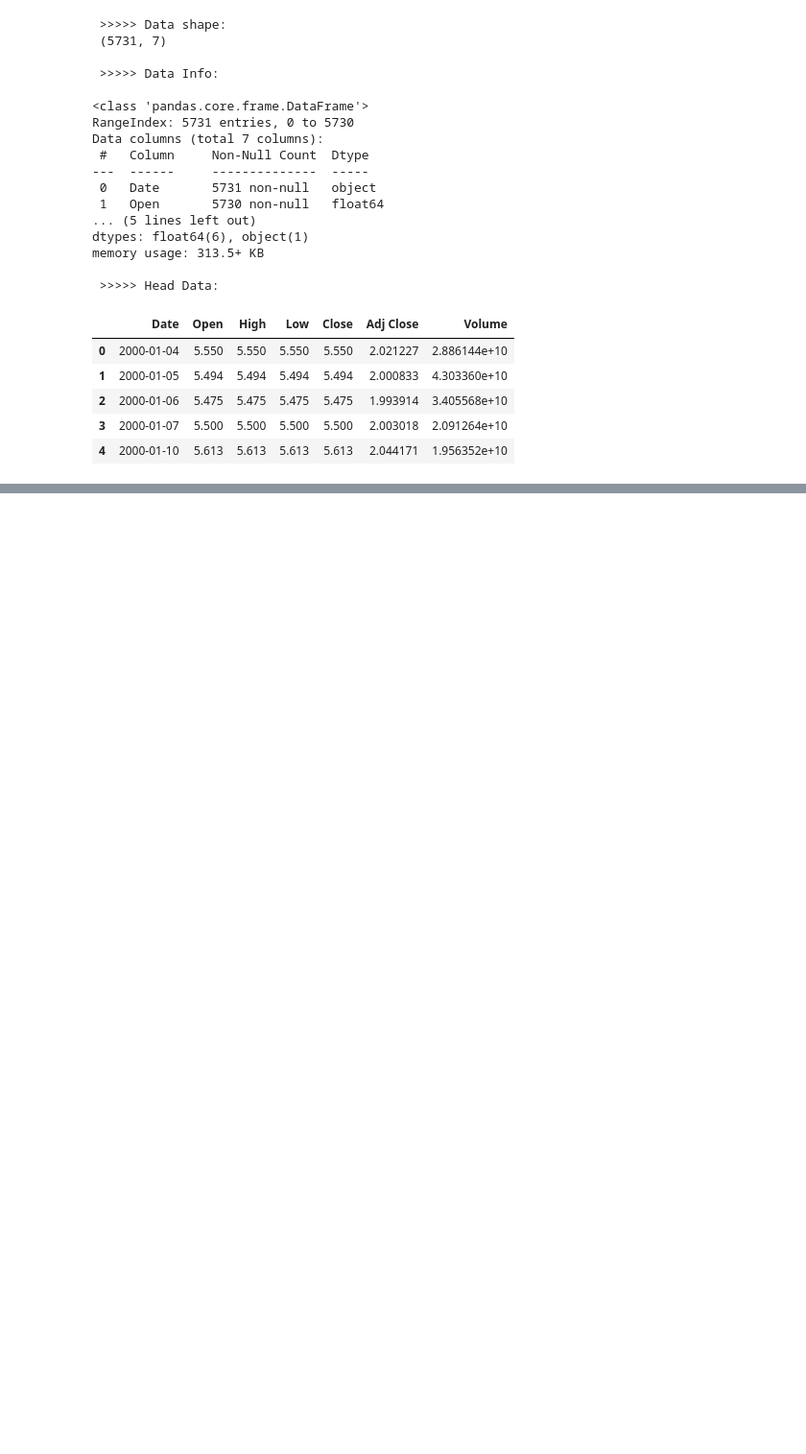
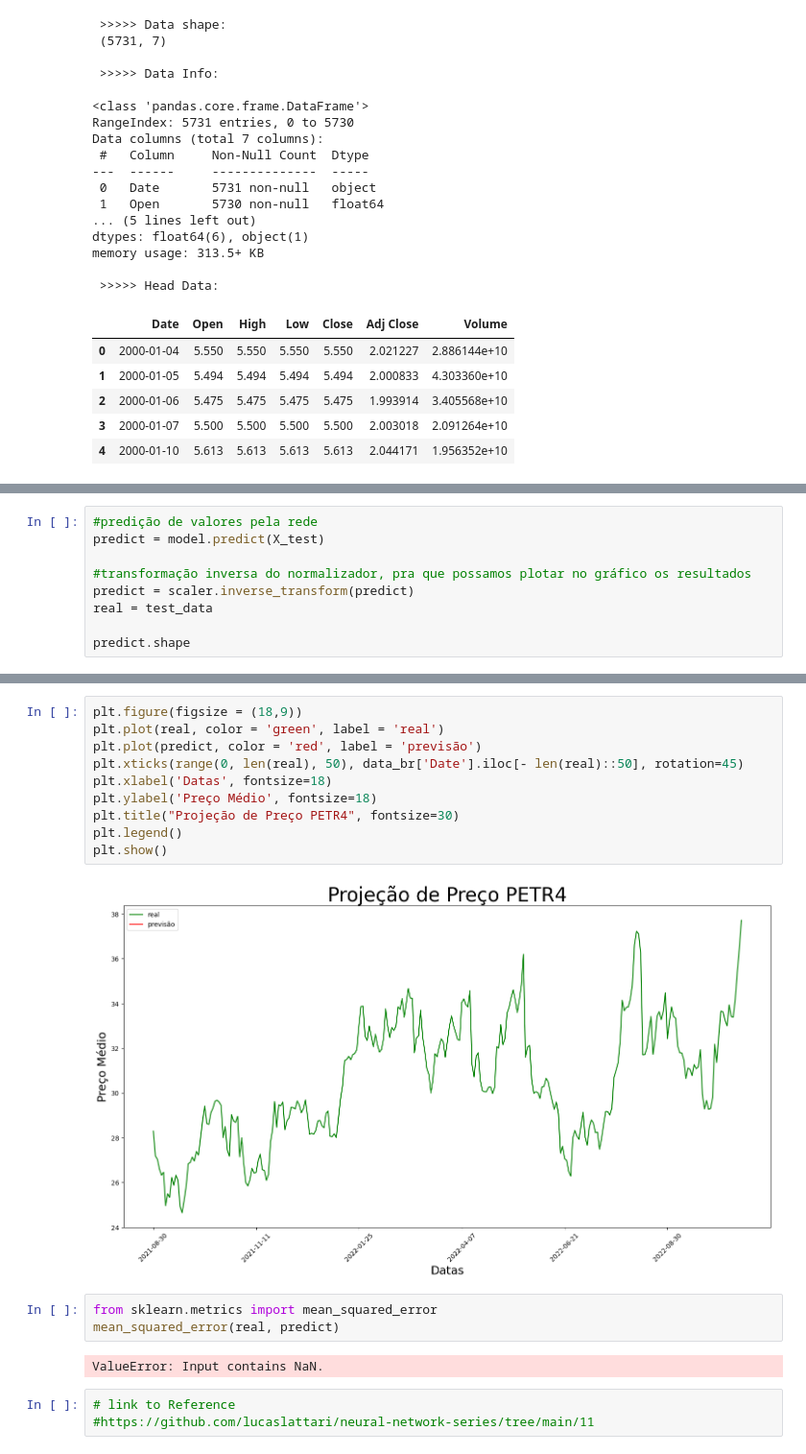
Before and after one commit to WesleyJw/Time-Series, a Jupyter notebook: ForecastPriceGE/GE_price_forecast.ipynb, the cells around one changed output, grey strips where cells are left out. Shown at 96% size. Drawn from its saved outputs; the diff is of its cells as text; blank space fills up the shorter version.

```diff
--- a/ForecastPriceGE/GE_price_forecast.ipynb
+++ b/ForecastPriceGE/GE_price_forecast.ipynb
@@ -288,0 +421,9 @@ memory usage: 313.5+ KB
+# %%
+#predição de valores pela rede
+predict = model.predict(X_test)
+
+#transformação inversa do normalizador, pra que possamos plotar no gráfico os resultados
+predict = scaler.inverse_transform(predict)
+real = test_data
+
+predict.shape
@@ -288,0 +433,20 @@ memory usage: 313.5+ KB
+# %%
+plt.figure(figsize = (18,9))
+plt.plot(real, color = 'green', label = 'real')
+plt.plot(predict, color = 'red', label = 'previsão')
+plt.xticks(range(0, len(real), 50), data_br['Date'].iloc[- len(real)::50], rotation=45)
+plt.xlabel('Datas', fontsize=18)
+plt.ylabel('Preço Médio', fontsize=18)
+plt.title("Projeção de Preço PETR4", fontsize=30)
+plt.legend()
+plt.show()
+# %% [output]
+[figure, added]
+# %%
+from sklearn.metrics import mean_squared_error
+mean_squared_error(real, predict)
+# %% [output]
+ValueError: Input contains NaN.
+# %%
+# link to Reference
+#https://github.com/lucaslattari/neural-network-series/tree/main/11
```
Also changed, not shown: parts of 10 cells of this notebook, 10 other files.
